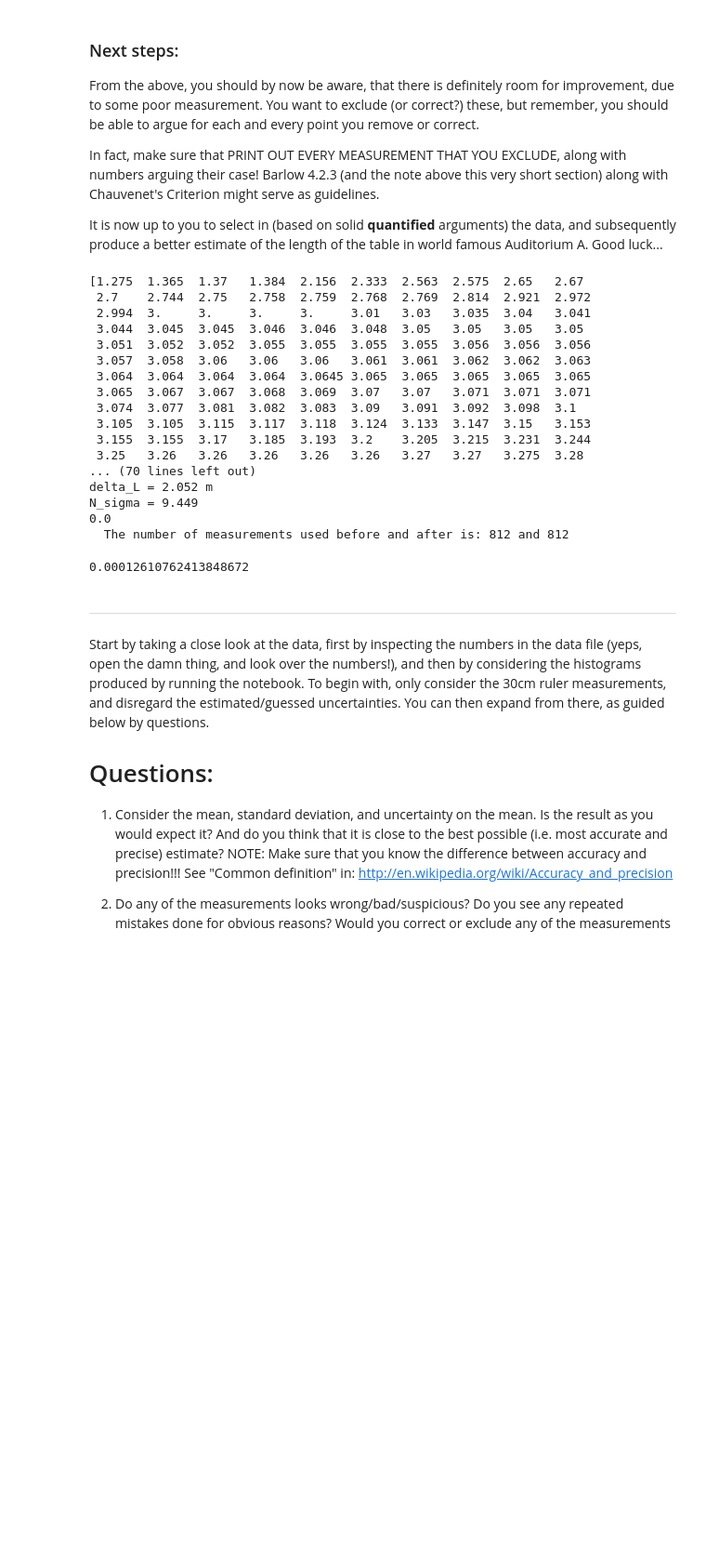
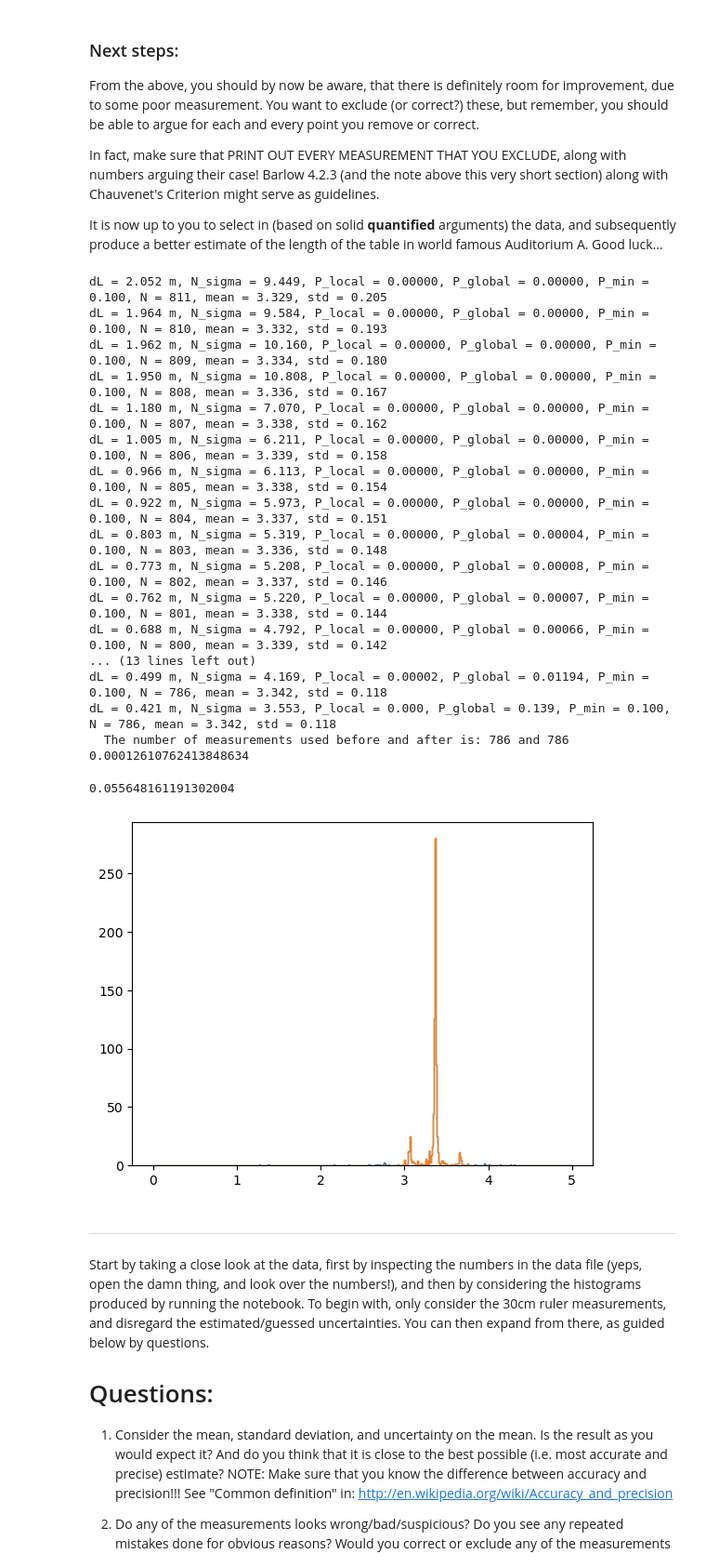
Before and after one commit to KOBJA/AppStat2022, a Jupyter notebook: Week3/TableMeasurements/TableMeasurement_my.ipynb, the cells around one changed output. Shown: that part at 93% size. Drawn from its saved outputs; the diff is of its cells as text; code cells hidden in the pictures; blank space fills up the shorter version.

```diff
--- a/Week3/TableMeasurements/TableMeasurement_my.ipynb
+++ b/Week3/TableMeasurements/TableMeasurement_my.ipynb
@@ -130,52 +130,57 @@ In fact, make sure that PRINT OUT EVERY MEASUREMENT THAT YOU EXCLUDE, along with
 It is now up to you to select in (based on solid **quantified** arguments) the data, and subsequently produce a better estimate of the length of the table in world famous Auditorium A. Good luck...
 # %%
 # Sort the data (perhaps good before printing?) and then exclude those you find dubious:
-L30cm = np.sort(L30cm)
-print(L30cm)
+plt.hist(L30cm, bins=Nbins, range=(minL, maxL), histtype='step', label='30cm data')
+Pmin  = 0.10
 std_30cm = L30cm.std(ddof=1)
 mean_30cm = L30cm.mean()
 while True:
     delta_L = np.abs(L30cm - mean_30cm)
-    delta_L = np.sort(delta_L)
-    print(f'delta_L = {delta_L[-1]:.3f} m')
-    N_sigma = delta_L[-1]/std_30cm
-    print(f'N_sigma = {N_sigma:.3f}')
-    ## find the probability of finding the point at this distance away from the mean
-    ## using the cumulative distribution function of the normal distribution
-    print((1 - special.erf(N_sigma/np.sqrt(2)))/2)
-    break
+    index = np.argmax(delta_L)
+    N_sigma = delta_L[index]/std_30cm
+    P_local = stats.norm.sf(N_sigma)
+    P_global = (1 - (1 - P_local)**len(L30cm))
+    if P_global > Pmin:
+        print(f'dL = {delta_L[index]:.3f} m, N_sigma = {N_sigma:.3f}, P_local = {P_local:.3f}, P_global = {P_global:.3f}, P_min = {Pmin:.3f}, N = {len(L30cm):d}, mean = {mean_30cm:.3f}, std = {std_30cm:.3f}')
+        break
+    else:
+        L30cm = np.delete(L30cm, index)
+        std_30cm = L30cm.std(ddof=1)
+        mean_30cm = L30cm.mean()
+        print(f'dL = {delta_L[index]:.3f} m, N_sigma = {N_sigma:.3f}, P_local = {P_local:.5f}, P_global = {P_global:.5f}, P_min = {Pmin:.3f}, N = {len(L30cm):d}, mean = {mean_30cm:.3f}, std = {std_30cm:.3f}')
 
 
-
+plt.hist(L30cm, bins=Nbins, range=(minL, maxL), histtype='step', label='30cm data')
 
 
 
 
 mask = (L30cm >= -100.0) * (L30cm <= 100.0)      # Write your own data selection!!!
 
 L30cm_subset = L30cm[mask]
 print(f"  The number of measurements used before and after is: {len(L30cm):d} and {len(L30cm_subset):d}")
-
-special.erfc(3.66/np.sqrt(2))/2
+print(stats.norm.sf(3.66))
+1 - (1 - stats.norm.sf(3.66))**454
 # %% [output]
-[1.275  1.365  1.37   1.384  2.156  2.333  2.563  2.575  2.65   2.67
- 2.7    2.744  2.75   2.758  2.759  2.768  2.769  2.814  2.921  2.972
- 2.994  3.     3.     3.     3.     3.01   3.03   3.035  3.04   3.041
- 3.044  3.045  3.045  3.046  3.046  3.048  3.05   3.05   3.05   3.05
- 3.051  3.052  3.052  3.055  3.055  3.055  3.055  3.056  3.056  3.056
- 3.057  3.058  3.06   3.06   3.06   3.061  3.061  3.062  3.062  3.063
- 3.064  3.064  3.064  3.064  3.0645 3.065  3.065  3.065  3.065  3.065
- 3.065  3.067  3.067  3.068  3.069  3.07   3.07   3.071  3.071  3.071
- 3.074  3.077  3.081  3.082  3.083  3.09   3.091  3.092  3.098  3.1
- 3.105  3.105  3.115  3.117  3.118  3.124  3.133  3.147  3.15   3.153
- 3.155  3.155  3.17   3.185  3.193  3.2    3.205  3.215  3.231  3.244
- 3.25   3.26   3.26   3.26   3.26   3.26   3.27   3.27   3.275  3.28
-... (70 lines left out)
-delta_L = 2.052 m
-N_sigma = 9.449
-0.0
-  The number of measurements used before and after is: 812 and 812
+dL = 2.052 m, N_sigma = 9.449, P_local = 0.00000, P_global = 0.00000, P_min = 0.100, N = 811, mean = 3.329, std = 0.205
+dL = 1.964 m, N_sigma = 9.584, P_local = 0.00000, P_global = 0.00000, P_min = 0.100, N = 810, mean = 3.332, std = 0.193
+dL = 1.962 m, N_sigma = 10.160, P_local = 0.00000, P_global = 0.00000, P_min = 0.100, N = 809, mean = 3.334, std = 0.180
+dL = 1.950 m, N_sigma = 10.808, P_local = 0.00000, P_global = 0.00000, P_min = 0.100, N = 808, mean = 3.336, std = 0.167
+dL = 1.180 m, N_sigma = 7.070, P_local = 0.00000, P_global = 0.00000, P_min = 0.100, N = 807, mean = 3.338, std = 0.162
+dL = 1.005 m, N_sigma = 6.211, P_local = 0.00000, P_global = 0.00000, P_min = 0.100, N = 806, mean = 3.339, std = 0.158
+dL = 0.966 m, N_sigma = 6.113, P_local = 0.00000, P_global = 0.00000, P_min = 0.100, N = 805, mean = 3.338, std = 0.154
+dL = 0.922 m, N_sigma = 5.973, P_local = 0.00000, P_global = 0.00000, P_min = 0.100, N = 804, mean = 3.337, std = 0.151
+dL = 0.803 m, N_sigma = 5.319, P_local = 0.00000, P_global = 0.00004, P_min = 0.100, N = 803, mean = 3.336, std = 0.148
+dL = 0.773 m, N_sigma = 5.208, P_local = 0.00000, P_global = 0.00008, P_min = 0.100, N = 802, mean = 3.337, std = 0.146
+dL = 0.762 m, N_sigma = 5.220, P_local = 0.00000, P_global = 0.00007, P_min = 0.100, N = 801, mean = 3.338, std = 0.144
+dL = 0.688 m, N_sigma = 4.792, P_local = 0.00000, P_global = 0.00066, P_min = 0.100, N = 800, mean = 3.339, std = 0.142
+... (13 lines left out)
+dL = 0.499 m, N_sigma = 4.169, P_local = 0.00002, P_global = 0.01194, P_min = 0.100, N = 786, mean = 3.342, std = 0.118
+dL = 0.421 m, N_sigma = 3.553, P_local = 0.000, P_global = 0.139, P_min = 0.100, N = 786, mean = 3.342, std = 0.118
+  The number of measurements used before and after is: 786 and 786
+0.00012610762413848634
-0.00012610762413848672
+0.055648161191302004
+[figure, added]
 # %%
 ## find the probability of finding the point at this distance away from the mean
 # %% [markdown]
```
Also changed, not shown: 4 other files.
